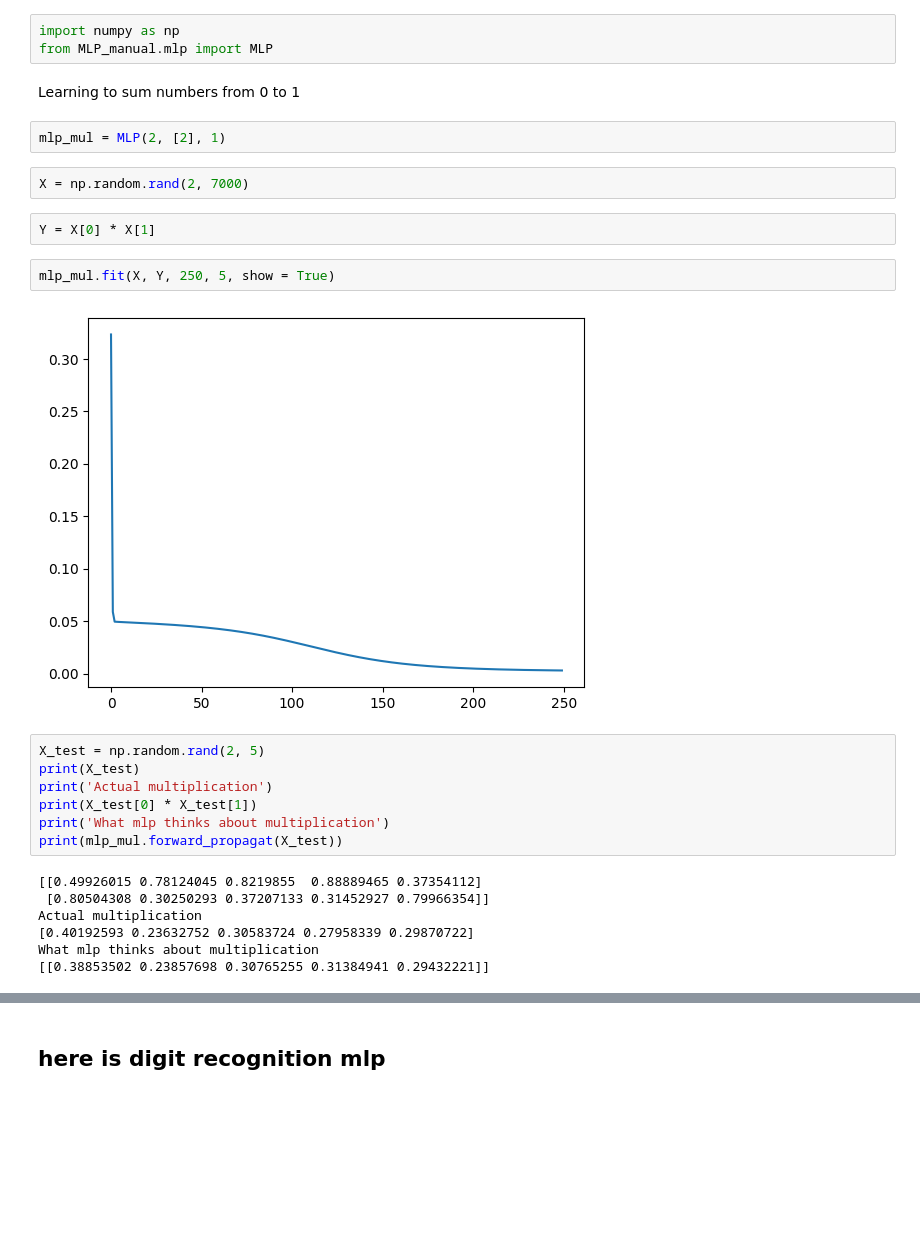
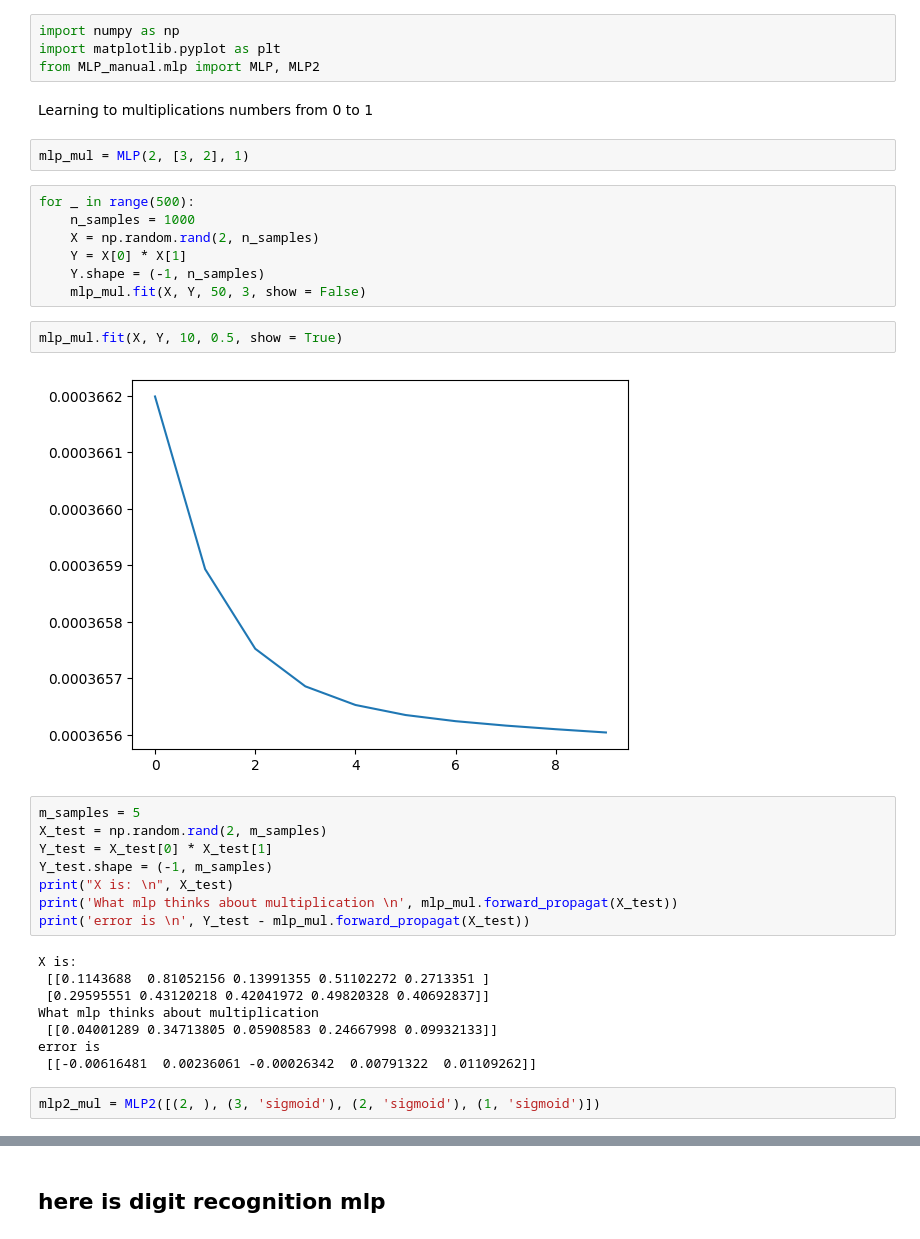
Before and after one commit to a-arakelian/first-steps-in-ML, a Jupyter notebook: handwritten_digit_recognition/mlp.ipynb, the cells around one changed output, grey strips where cells are left out. Drawn from its saved outputs; the diff is of its cells as text; blank space fills up the shorter version.

```diff
--- a/handwritten_digit_recognition/mlp.ipynb
+++ b/handwritten_digit_recognition/mlp.ipynb
@@ -1,29 +1,37 @@
 # %%
 import numpy as np
-from MLP_manual.mlp import MLP
+import matplotlib.pyplot as plt
+from MLP_manual.mlp import MLP, MLP2
 # %% [markdown]
-Learning to sum numbers from 0 to 1
+Learning to multiplications numbers from 0 to 1
 # %%
-mlp_mul = MLP(2, [2], 1)
+mlp_mul = MLP(2, [3, 2], 1)
 # %%
-X = np.random.rand(2, 7000)
+for _ in range(500):
+    n_samples = 1000
+    X = np.random.rand(2, n_samples)
+    Y = X[0] * X[1]
+    Y.shape = (-1, n_samples)
+    mlp_mul.fit(X, Y, 50, 3, show = False)
-# %%
-Y = X[0] * X[1]
 # %%
-mlp_mul.fit(X, Y, 250, 5, show = True)
+mlp_mul.fit(X, Y, 10, 0.5, show = True)
 # %% [output]
-[figure, old version]
+[figure, new version]
 # %%
-X_test = np.random.rand(2, 5)
-print(X_test)
-print('Actual multiplication')
-print(X_test[0] * X_test[1])
-print('What mlp thinks about multiplication')
-print(mlp_mul.forward_propagat(X_test))
+m_samples = 5
+X_test = np.random.rand(2, m_samples)
+Y_test = X_test[0] * X_test[1]
+Y_test.shape = (-1, m_samples)
+print("X is: \n", X_test)
+print('What mlp thinks about multiplication \n', mlp_mul.forward_propagat(X_test))
+print('error is \n', Y_test - mlp_mul.forward_propagat(X_test))
 # %% [output]
-[[0.49926015 0.78124045 0.8219855  0.88889465 0.37354112]
- [0.80504308 0.30250293 0.37207133 0.31452927 0.79966354]]
-Actual multiplication
-[0.40192593 0.23632752 0.30583724 0.27958339 0.29870722]
+X is:
+ [[0.1143688  0.81052156 0.13991355 0.51102272 0.2713351 ]
+ [0.29595551 0.43120218 0.42041972 0.49820328 0.40692837]]
 What mlp thinks about multiplication
-[[0.38853502 0.23857698 0.30765255 0.31384941 0.29432221]]
+ [[0.04001289 0.34713805 0.05908583 0.24667998 0.09932133]]
+error is
+ [[-0.00616481  0.00236061 -0.00026342  0.00791322  0.01109262]]
+# %%
+mlp2_mul = MLP2([(2, ), (3, 'sigmoid'), (2, 'sigmoid'), (1, 'sigmoid')])
```
Also changed, not shown: parts of 15 cells of this notebook, 1 other file.
